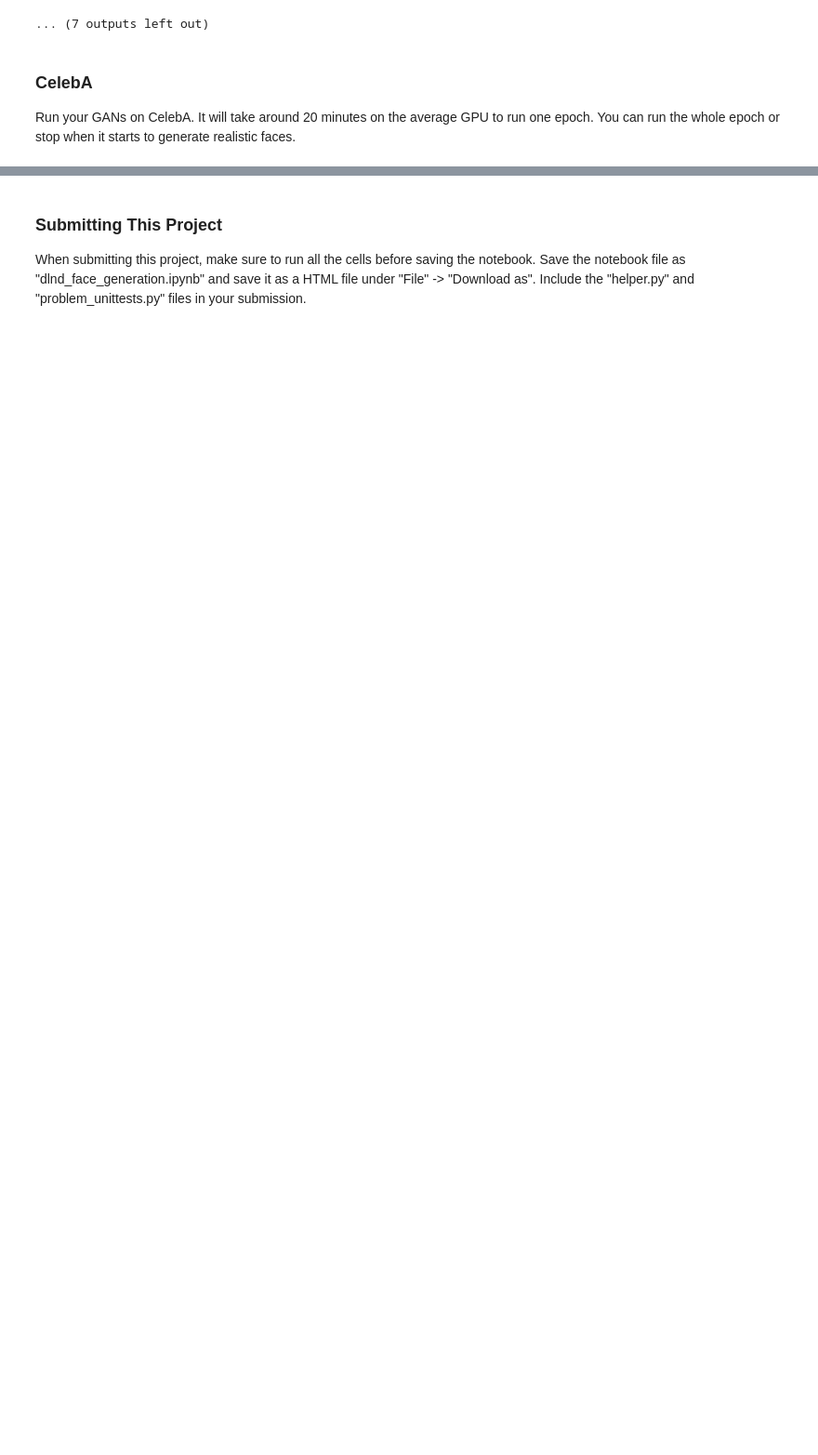
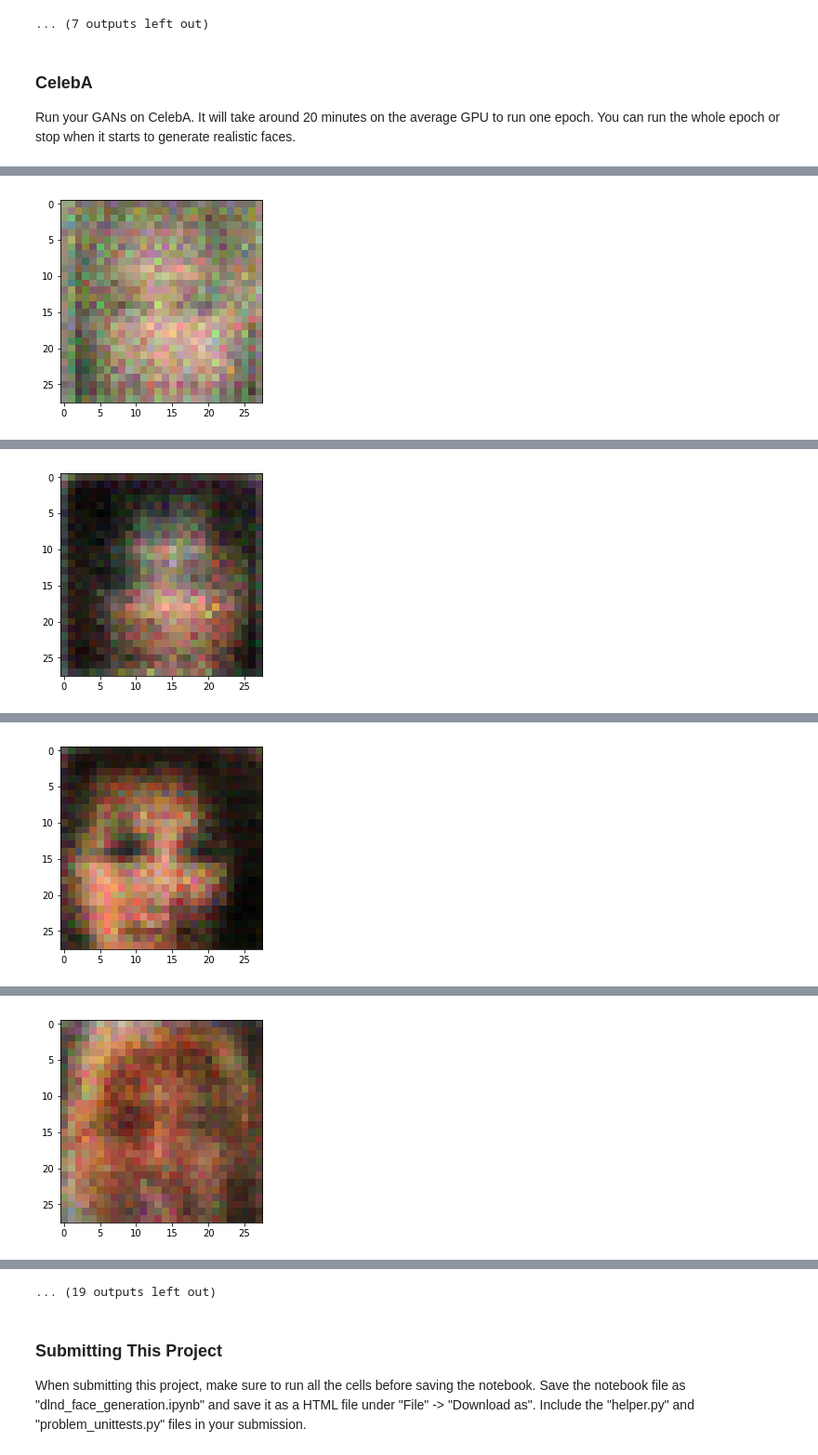
Before and after one commit to wlau0721/UdacityDeepLearningProjectFaceGeneration, a Jupyter notebook: dlnd_face_generation.ipynb, the cells around one changed output, grey strips where cells are left out. Shown at 93% size. Saved outputs shown, nothing was run; the diff lists cells and outputs as text; code cells hidden in the pictures; blank space fills up the shorter version.

```diff
--- a/dlnd_face_generation.ipynb
+++ b/dlnd_face_generation.ipynb
@@ -517,10 +520,10 @@ x3:  Tensor("generator_6/Maximum_2:0", shape=(?, 14, 14, 128), dtype=float32)
 ### CelebA
 Run your GANs on CelebA.  It will take around 20 minutes on the average GPU to run one epoch.  You can run the whole epoch or stop when it starts to generate realistic faces.
 # %%
-batch_size = None
-z_dim = None
-learning_rate = None
-beta1 = None
+batch_size = 128
+z_dim = 100
+learning_rate = 0.0002
+beta1 = 0.1
 
 
 """
@@ -532,3 +535,4 @@ celeba_dataset = helper.Dataset('celeba', glob(os.path.join(data_dir, 'img_align
 with tf.Graph().as_default():
     train(epochs, batch_size, z_dim, learning_rate, beta1, celeba_dataset.get_batches,
           celeba_dataset.shape, celeba_dataset.image_mode)
+# %% [output]
@@ -534,0 +555 @@ with tf.Graph().as_default():
+[figure, added]
@@ -534,0 +567 @@ with tf.Graph().as_default():
+[figure, added]
@@ -534,0 +579 @@ with tf.Graph().as_default():
+[figure, added]
@@ -534,0 +591 @@ with tf.Graph().as_default():
+[figure, added]
@@ -535,3 +616,4 @@ with tf.Graph().as_default():
+... (19 outputs left out)
 # %% [markdown]
 ### Submitting This Project
 When submitting this project, make sure to run all the cells before saving the notebook. Save the notebook file as "dlnd_face_generation.ipynb" and save it as a HTML file under "File" -> "Download as". Include the "helper.py" and "problem_unittests.py" files in your submission.
```
Also changed, not shown: parts of 4 cells of this notebook, 1 other file.
